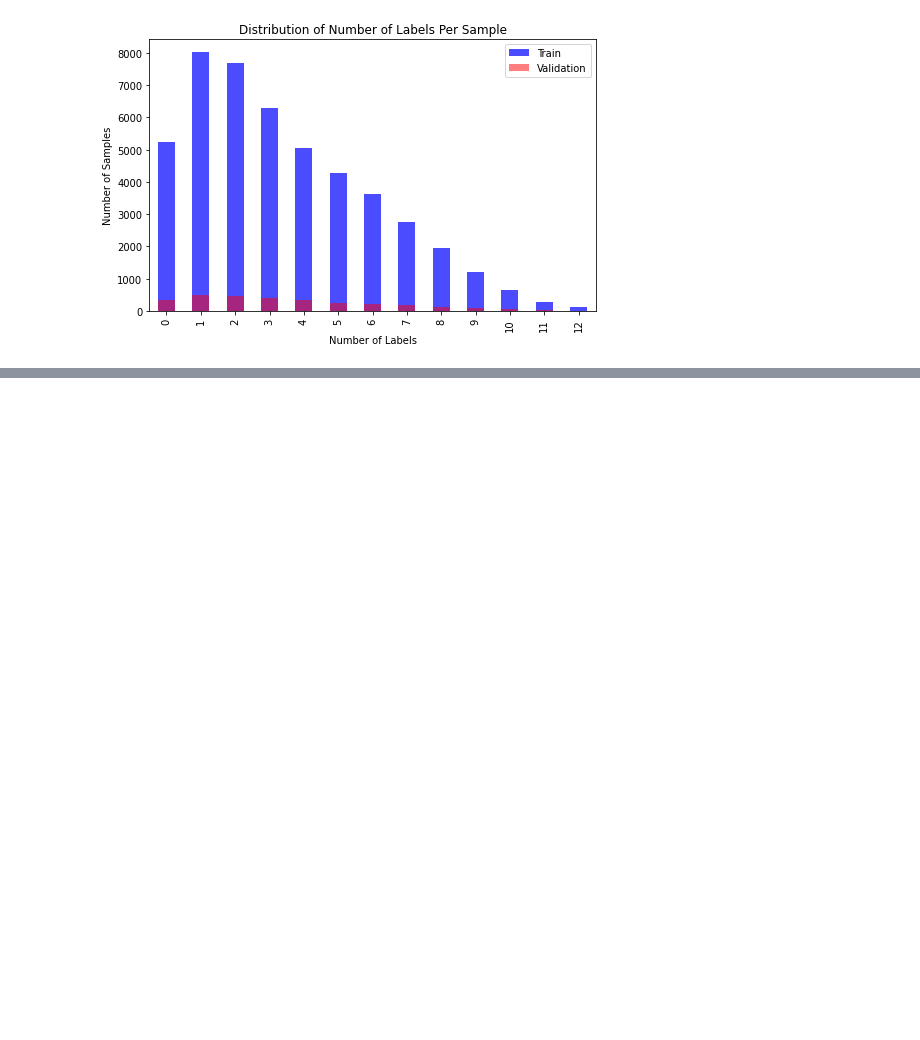
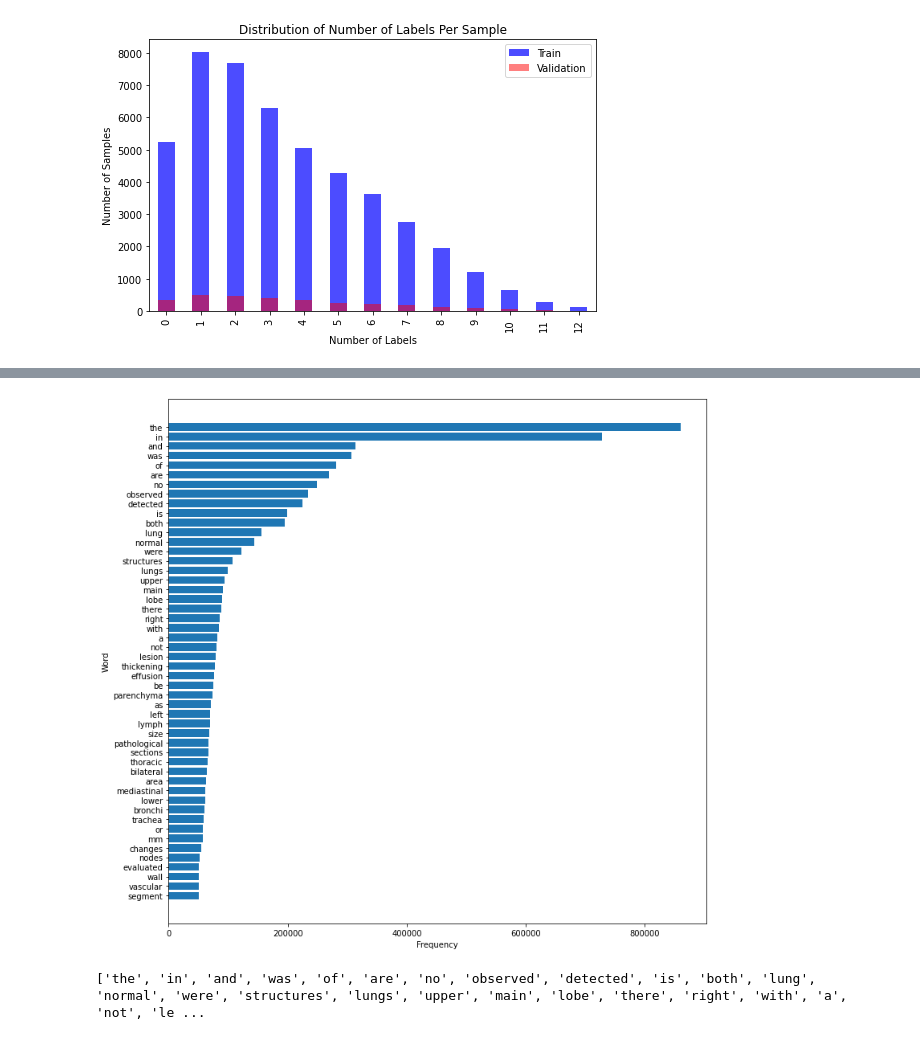
Before and after one commit to injardav/CT-CLIP-UT, a Jupyter notebook: src/notebooks/analysis.ipynb, the cells around one changed output, grey strips where cells are left out. Drawn from its saved outputs; the diff is of its cells as text; code cells hidden in the pictures; blank space fills up the shorter version.

```diff
--- a/src/notebooks/analysis.ipynb
+++ b/src/notebooks/analysis.ipynb
@@ -71,0 +49,27 @@ OrderedDict([('temperature', tensor(1.0220)), ('text_transformer.embeddings.posi
+# %%
+from collections import Counter
+import re
+
+base_path = "/project/project_465001111/ct_clip/CT-CLIP-UT"
+train_reports_path = os.path.join(base_path, "reports", "train_reports.csv")
+valid_reports_path = os.path.join(base_path, "reports", "valid_reports.csv")
+
+train_reports_df = pd.read_csv(train_reports_path)
+valid_reports_df = pd.read_csv(valid_reports_path)
+
+def create_report_column(df):
+    return (df['Findings_EN'].fillna('') + ' ' + df['Impressions_EN'].fillna('')).str.strip()
+
+train_reports_df['report'] = create_report_column(train_reports_df)
+valid_reports_df['report'] = create_report_column(valid_reports_df)
+
+combined_df = pd.concat([train_reports_df[['report']], valid_reports_df[['report']]], ignore_index=True)
+
+word_counter = Counter()
+for text in combined_df['report']:
+    words = re.findall(r'\b\w+\b', text.lower())
+    word_counter.update(words)
+
+word_freq_df = pd.DataFrame(word_counter.items(), columns=['word', 'count']).sort_values(by='count', ascending=False)
+
+print(word_freq_df)
@@ -71,0 +91,22 @@ OrderedDict([('temperature', tensor(1.0220)), ('text_transformer.embeddings.posi
+# %%
+import matplotlib.pyplot as plt
+
+# Get top 50 words
+top_n = 50
+top_words = word_freq_df.head(top_n)
+
+fig = plt.figure(figsize=(12, 12))
+ax = fig.add_subplot()
+ax.barh(top_words['word'][::-1], top_words['count'][::-1])
+ax.set_xlabel('Frequency')
+ax.set_ylabel('Word')
+plt.show()
+fig.savefig('top_words_frequency.png', dpi=600)
+plt.close(fig)
+# %% [output]
+[figure, added]
+# %%
+top_50_words = word_freq_df.head(50)['word'].tolist()
+print(top_50_words)
+# %% [output]
+['the', 'in', 'and', 'was', 'of', 'are', 'no', 'observed', 'detected', 'is', 'both', 'lung', 'normal', 'were', 'structures', 'lungs', 'upper', 'main', 'lobe', 'there', 'right', 'with', 'a', 'not', 'le ...
```
Also changed, not shown: parts of 4 cells of this notebook, 9 other files.
